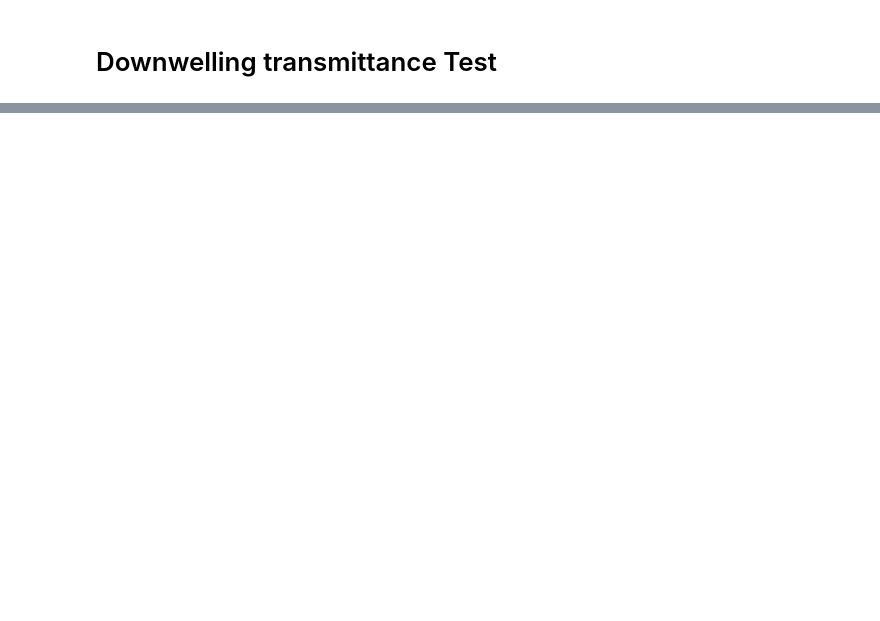
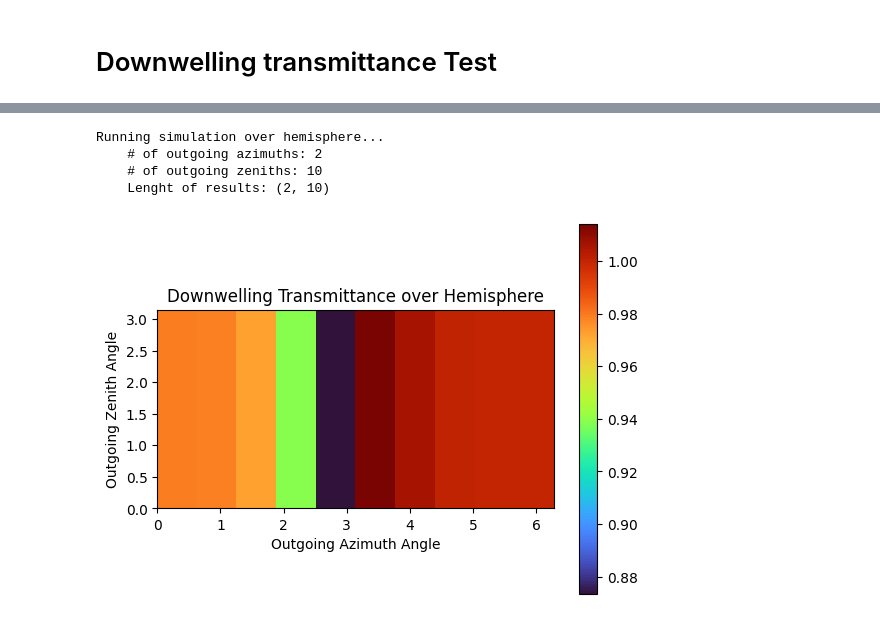
Before and after one commit to PolyRocketMatt/eradiate, a Jupyter notebook: notebooks/downwelling_transmittance.ipynb, the cells around one changed output, grey strips where cells are left out. Drawn from its saved outputs; the diff is of its cells as text; code cells hidden in the pictures; blank space fills up the shorter version.

```diff
--- a/notebooks/downwelling_transmittance.ipynb
+++ b/notebooks/downwelling_transmittance.ipynb
@@ -57,0 +65,62 @@ plt.show()
+# %%
+def run_hemisphere():
+    # Run test over hemisphere
+    res = 1
+    outgoing_azimuths = np.linspace(0, 360, 2 * res)
+    incoming_zeniths = np.linspace(0, 180, 10 * res)
+
+    solar_azimuth = 0
+    view_zenth = 45
+    results = np.zeros((len(outgoing_azimuths), len(incoming_zeniths)))
+
+    print('Running simulation over hemisphere...')
+    print(f'    # of outgoing azimuths: {len(outgoing_azimuths)}')
+    print(f'    # of outgoing zeniths: {len(incoming_zeniths)}')
+    print(f'    Lenght of results: {results.shape}')
+
+    progress = tqdm(total=len(outgoing_azimuths) * len(incoming_zeniths))
+    azim_idx = 0
+    for azimuth_o in outgoing_azimuths:
+        zenith_idx = 0
+        for zenith_i in incoming_zeniths:
+            s = SixS()
+            s.wavelength = Wavelength(wavelength)
+            s.atmos_profile = AtmosProfile.PredefinedType(AtmosProfile.NoGaseousAbsorption)
+            s.aero_profile = AeroProfile.PredefinedType(AeroProfile.NoAerosols)
+            s.ground_reflectance = GroundReflectance.HomogeneousOcean(wind_speed, wind_direction, salinity, pigmentation)
+
+            # Set view parameters
+            s.geometry = Geometry.User()
+            s.geometry.solar_a = solar_azimuth
+            s.geometry.solar_z = zenith_i
+            s.geometry.view_a = azimuth_o
+            s.geometry.view_z = view_zenth
+            s.run()
+            water = s.outputs.values['water_component_water']
+            results[azim_idx, zenith_idx] = water
+            progress.update(1)
+            zenith_idx += 1
+        azim_idx += 1
+    progress.close()
+    return results
+
+data = run_hemisphere()
+
+# Plot heatmap
+plt.imshow(data, extent=[0, 2 * np.pi, 0, np.pi], origin='lower')
+plt.ylabel('Outgoing Zenith Angle')
+plt.xlabel('Outgoing Azimuth Angle')
+plt.title('Downwelling Transmittance over Hemisphere')
+
+# Set turbo colormap
+plt.set_cmap('turbo')
+
+plt.colorbar()
+
+plt.show()
+# %% [output]
+Running simulation over hemisphere...
+    # of outgoing azimuths: 2
+    # of outgoing zeniths: 10
+    Lenght of results: (2, 10)
+[figure, added]
```
Also changed, not shown: parts of 3 cells of this notebook, 6 other files.
